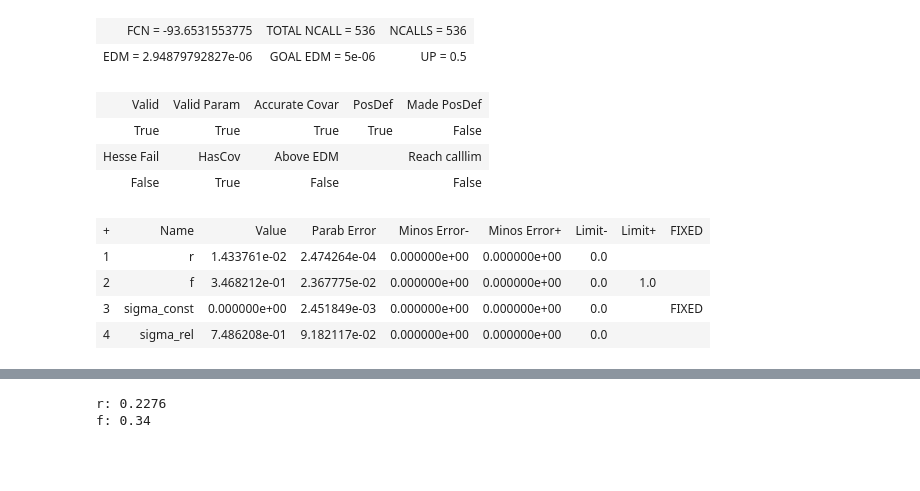
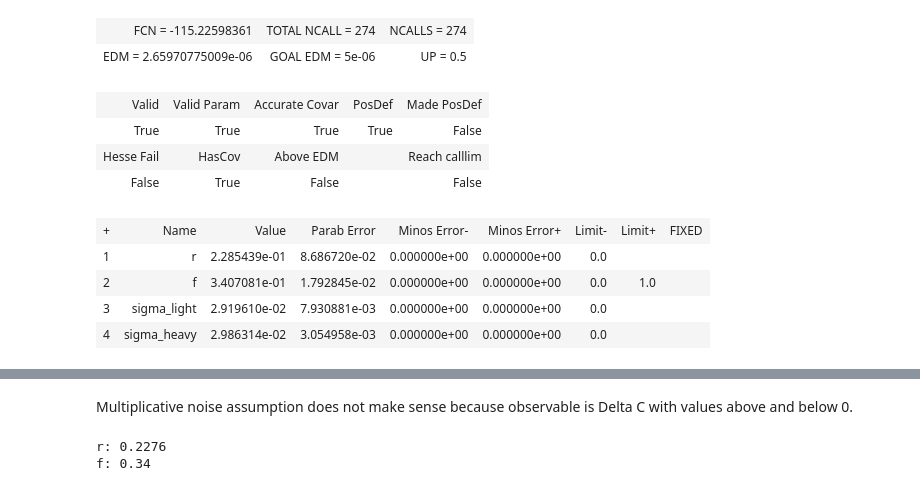
Before and after one commit to fabianrost84/C14, a Jupyter notebook: C14 parameter estimation.ipynb, the cells around one changed output, grey strips where cells are left out. Cells and saved outputs as stored; diff of their text form; code cells hidden in the pictures; blank space fills up the shorter version.

```diff
--- a/C14 parameter estimation.ipynb
+++ b/C14 parameter estimation.ipynb
@@ -29,0 +71,16 @@ sigma_estimate = c14_i_data_sigma['d14C'].std()
+# %%
+def neg_loglike_2POP_mass(r, sigma_light, sigma_heavy):
+    loglike = 0
+    for i, dataset in c14_i_data.iterrows():
+        Dbirth = dataset['Dbirth']
+        Dcoll = dataset['Dcoll']
+        Cexp = dataset['d14C']
+        Cmodel = C(Dbirth, Dcoll, r)
+        if row['mass'] < 10.0:
+            sigma = sigma_light
+        else:
+            sigma = sigma_heavy
+
+
+        loglike += sp.stats.norm.logpdf(Cexp, loc=Cmodel, scale=sigma)
+    return -loglike
@@ -29,0 +94,3 @@ sigma_estimate = c14_i_data_sigma['d14C'].std()
+# %%
+sigma_light = sigma_estimate*20, error_sigma_light = sigma_estimate / 10.0, limit_sigma_light = (0.0, None), fix_sigma_light = False,
+                   sigma_heavy = sigma_estimate, error_sigma_heavy = sigma_estimate / 10.0, limit_sigma_heavy = (0.0, None), fix_sigma_heavy = False,\
@@ -73,26 +131,43 @@ M_2POP_additive.migrad()
+# %%
+def neg_loglike_2POP_mass(r, f, sigma_light, sigma_heavy):
+    loglike = 0
+    for i, row in c14_i_data.iterrows():
+        Dbirth = row['Dbirth']
+        Dcoll = row['Dcoll']
+        Cexp = row['d14C']
+        Cmodel = C2(Dbirth, Dcoll, r, f)
+        if row['mass'] < 10.0:
+            sigma = sigma_light
+        else:
+            sigma = sigma_heavy
+
+        loglike += sp.stats.norm.logpdf(Cexp, loc=Cmodel, scale=sigma)
+    return -loglike
 # %%
-M_2POP_multi = iminuit.Minuit(neg_loglike_2POP, errordef = 0.5,\
+M_2POP_mass = iminuit.Minuit(neg_loglike_2POP_mass, errordef = 0.5,\
                    r = 0.0066, error_r = 1e-3, limit_r = (0.0, None), fix_r = False,\
                    f=0.35, error_f=0.01, limit_f=(0.0, 1.0), fix_f = False,\
-                   sigma_const = 0.0, error_sigma_const = sigma_estimate / 10.0, limit_sigma_const = (0.0, None), fix_sigma_const = True,\
-                   sigma_rel = 0.001, error_sigma_rel = 0.0001, limit_sigma_rel = (0.0, None), fix_sigma_rel = False,\
+                   sigma_light = sigma_estimate*20, error_sigma_light = sigma_estimate / 10.0, limit_sigma_light = (0.0, None), fix_sigma_light = False,
+                   sigma_heavy = sigma_estimate, error_sigma_heavy = sigma_estimate / 10.0, limit_sigma_heavy = (0.0, None), fix_sigma_heavy = False,\
                    print_level = 1)
 # %%
-M_2POP_multi.migrad();
+M_2POP_mass.migrad();
 # %% [output]
 [interactive output not drawn]
-| FCN = -93.6531553775 | TOTAL NCALL = 536 | NCALLS = 536 |
-| EDM = 2.94879792827e-06 | GOAL EDM = 5e-06 | UP = 0.5 |
+| FCN = -115.22598361 | TOTAL NCALL = 274 | NCALLS = 274 |
+| EDM = 2.65970775009e-06 | GOAL EDM = 5e-06 | UP = 0.5 |
 | Valid | Valid Param | Accurate Covar | PosDef | Made PosDef |
 | True | True | True | True | False |
 | Hesse Fail | HasCov | Above EDM |  | Reach calllim |
 | False | True | False |  | False |
 | + | Name | Value | Parab Error | Minos Error- | Minos Error+ | Limit- | Limit+ | FIXED |
-| 1 | r | 1.433761e-02 | 2.474264e-04 | 0.000000e+00 | 0.000000e+00 | 0.0 |  |  |
-| 2 | f | 3.468212e-01 | 2.367775e-02 | 0.000000e+00 | 0.000000e+00 | 0.0 | 1.0 |  |
-| 3 | sigma_const | 0.000000e+00 | 2.451849e-03 | 0.000000e+00 | 0.000000e+00 | 0.0 |  | FIXED |
-| 4 | sigma_rel | 7.486208e-01 | 9.182117e-02 | 0.000000e+00 | 0.000000e+00 | 0.0 |  |  |
+| 1 | r | 2.285439e-01 | 8.686720e-02 | 0.000000e+00 | 0.000000e+00 | 0.0 |  |  |
+| 2 | f | 3.407081e-01 | 1.792845e-02 | 0.000000e+00 | 0.000000e+00 | 0.0 | 1.0 |  |
+| 3 | sigma_light | 2.919610e-02 | 7.930881e-03 | 0.000000e+00 | 0.000000e+00 | 0.0 |  |  |
+| 4 | sigma_heavy | 2.986314e-02 | 3.054958e-03 | 0.000000e+00 | 0.000000e+00 | 0.0 |  |  |
 [interactive output not drawn]
+# %% [markdown]
+Multiplicative noise assumption does not make sense because observable is Delta C with values above and below 0.
 # %%
 print 'r: {0:.4f}'.format(M.values['r'])
 print 'f: {0:.2f}'.format(M.values['f'])
```
Also changed, not shown: parts of 12 cells of this notebook.
